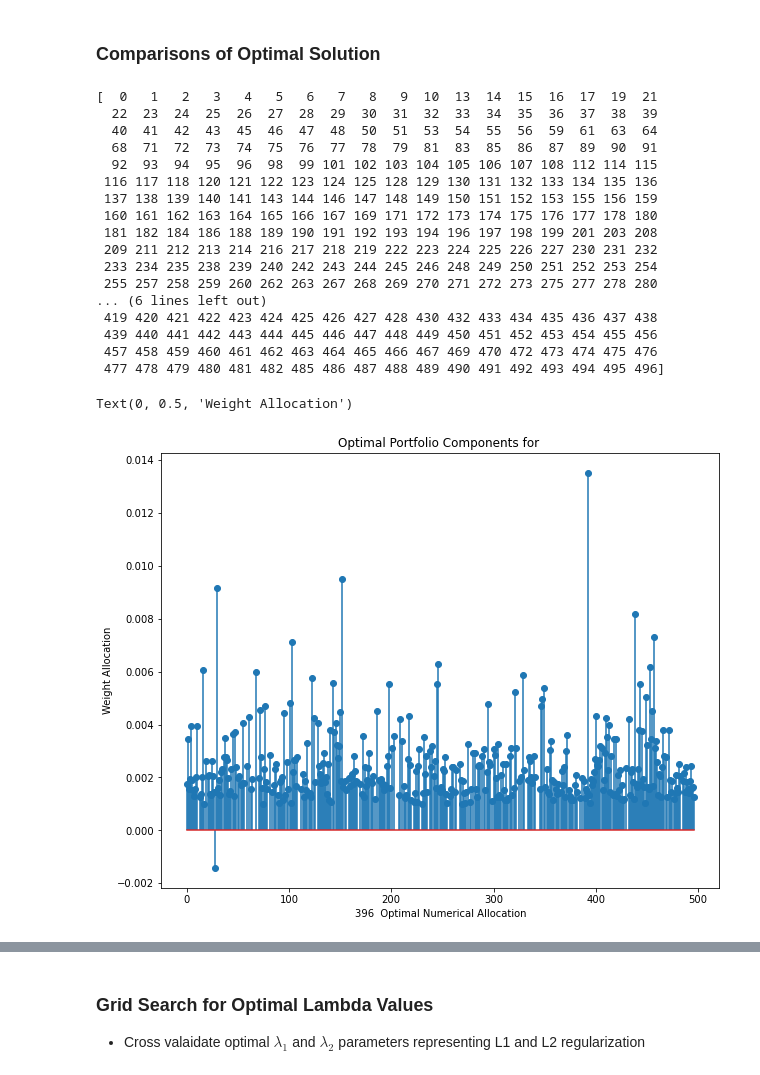
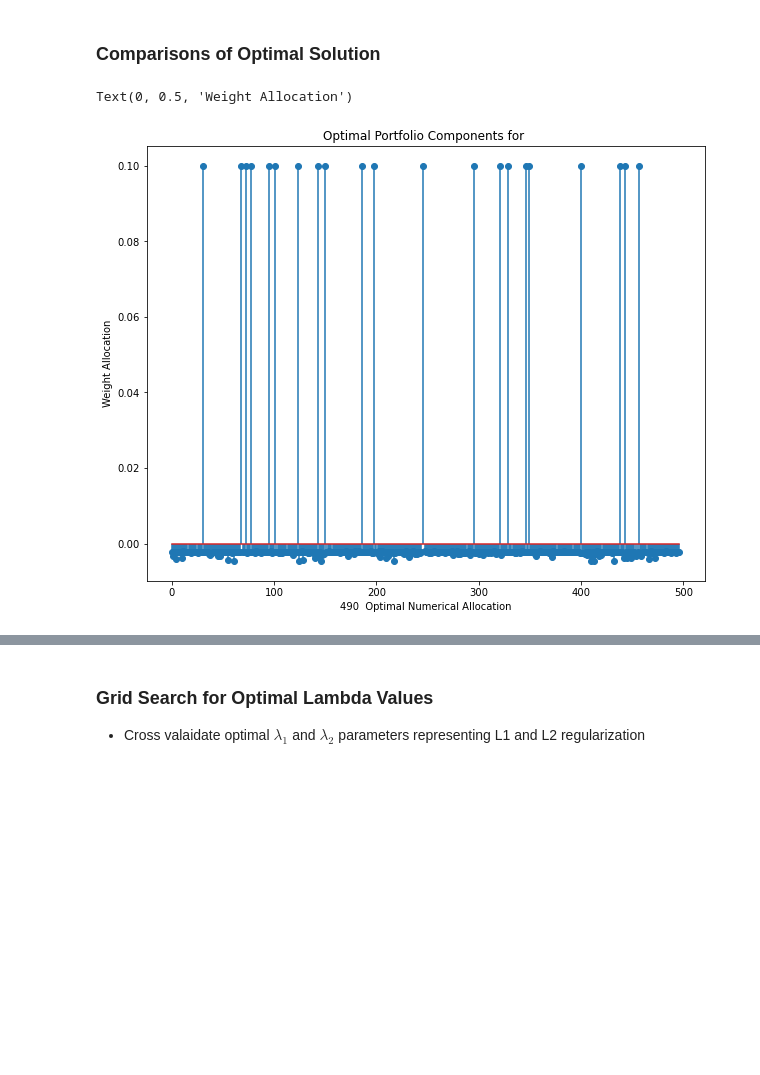
Before and after one commit to jasonbohne123/Split_Bregman_MPT, a Jupyter notebook: Split_Bregman/Split_Bregman_Portfolio.ipynb, the cells around one changed output, grey strips where cells are left out. Cells and saved outputs as stored; diff of their text form; code cells hidden in the pictures; blank space fills up the shorter version.

```diff
--- a/Split_Bregman/Split_Bregman_Portfolio.ipynb
+++ b/Split_Bregman/Split_Bregman_Portfolio.ipynb
@@ -73,14 +57,9 @@ Text(0.5, 1.0, 'Singular Values of Covariance Matrix')
 # %% [markdown]
 ### Regularized Mean and Covariance Estimators
 # %%
-def james_stein(mu):
-    pass
+biased_mean=reg_mean(returns_mean)
 
-
-def reg_cov(cov,penalty=0.25):
-    return (1-penalty)*cov+penalty*np.identity(cov.shape[0])
-
-returns_cov=reg_cov(returns_cov)
+biased_cov=reg_cov(returns_cov)
 # %% [markdown]
 ### Application of Sparse Solver Split Bregman Operator
 
@@ -101,8 +80,8 @@ def qp(cov,mean,w,d,b,lb,ub,lambda2,approach,tol=10e-6,maxiter=25,verbose=True):
     """
 
     # reinitialize unit starting point randomly to not get stuck in local minima
-    x0=np.random.uniform(-1,1,len(mean))
-    x0=x0/np.linalg.norm(x0,ord=1)
+    x0=w
+
 
     status=None
 
@@ -163,7 +142,8 @@ def split_bregman(cov,mean,lambda1,lambda2,lb,ub,beta=None,tol=1e-10,maxiter=100
         beta=np.ones(n)
 
     b=np.zeros(n)
-    w=np.zeros(n)
+    w=np.random.rand(n)
+    w=w/np.linalg.norm(w,ord=1)
     d=np.zeros(n)
 
     i=0
@@ -204,8 +185,8 @@ Unit Tests
 # %% [markdown]
 ### Test 1: Equal Penalties Closed Form and Numerically
 # %%
-lambda1=1
-lambda2=1
-w_numerical,error_numerical=split_bregman(returns_cov,returns_mean,lb=-0.05,ub=0.1,lambda1=lambda1,lambda2=lambda2,tol=1e-6,maxiter=25,approach="numerical",verbose=True)
+lambda1=10
+lambda2=10
+w_numerical,error_numerical=split_bregman(biased_cov,biased_mean,lb=-0.05,ub=0.1,lambda1=lambda1,lambda2=lambda2,tol=1e-6,maxiter=25,approach="numerical",verbose=True)
 w_numerical
 # %% [output]
@@ -287,36 +267,15 @@ array([ 1.35865312e-03,  4.29070458e-03,  9.71968072e-04,  1.40388727e-03,
 # %% [markdown]
 ### Comparisons of Optimal Solution
+# %%
+cutoff_threshold=0.001
 # %%
-threshold=0.001
-
-optimal_numerical=np.where(abs(w_numerical)>threshold)[0]
-print(optimal_numerical)
-
+optimal_numerical=np.where(abs(w_numerical)>cutoff_threshold)[0]
 fig,ax=plt.subplots(figsize=(10,8))
 plt.title("Optimal Portfolio Components for ")
-
 ax.stem(optimal_numerical,w_numerical[optimal_numerical],markerfmt='o',use_line_collection=True)
 ax.set_xlabel(f"{len(optimal_numerical)}  Optimal Numerical Allocation")
-
 ax.set_ylabel("Weight Allocation")
 # %% [output]
-[  0   1   2   3   4   5   6   7   8   9  10  13  14  15  16  17  19  21
-  22  23  24  25  26  27  28  29  30  31  32  33  34  35  36  37  38  39
-  40  41  42  43  45  46  47  48  50  51  53  54  55  56  59  61  63  64
-  68  71  72  73  74  75  76  77  78  79  81  83  85  86  87  89  90  91
-  92  93  94  95  96  98  99 101 102 103 104 105 106 107 108 112 114 115
- 116 117 118 120 121 122 123 124 125 128 129 130 131 132 133 134 135 136
- 137 138 139 140 141 143 144 146 147 148 149 150 151 152 153 155 156 159
- 160 161 162 163 164 165 166 167 169 171 172 173 174 175 176 177 178 180
- 181 182 184 186 188 189 190 191 192 193 194 196 197 198 199 201 203 208
- 209 211 212 213 214 216 217 218 219 222 223 224 225 226 227 230 231 232
- 233 234 235 238 239 240 242 243 244 245 246 248 249 250 251 252 253 254
- 255 257 258 259 260 262 263 267 268 269 270 271 272 273 275 277 278 280
-... (6 lines left out)
- 419 420 421 422 423 424 425 426 427 428 430 432 433 434 435 436 437 438
- 439 440 441 442 443 444 445 446 447 448 449 450 451 452 453 454 455 456
- 457 458 459 460 461 462 463 464 465 466 467 469 470 472 473 474 475 476
- 477 478 479 480 481 482 485 486 487 488 489 490 491 492 493 494 495 496]
+Text(0, 0.5, 'Weight Allocation')
-Text(0, 0.5, 'Weight Allocation')
-[figure, old version]
+[figure, new version]
 # %%
```
Also changed, not shown: parts of 19 cells of this notebook, 1 other file.
